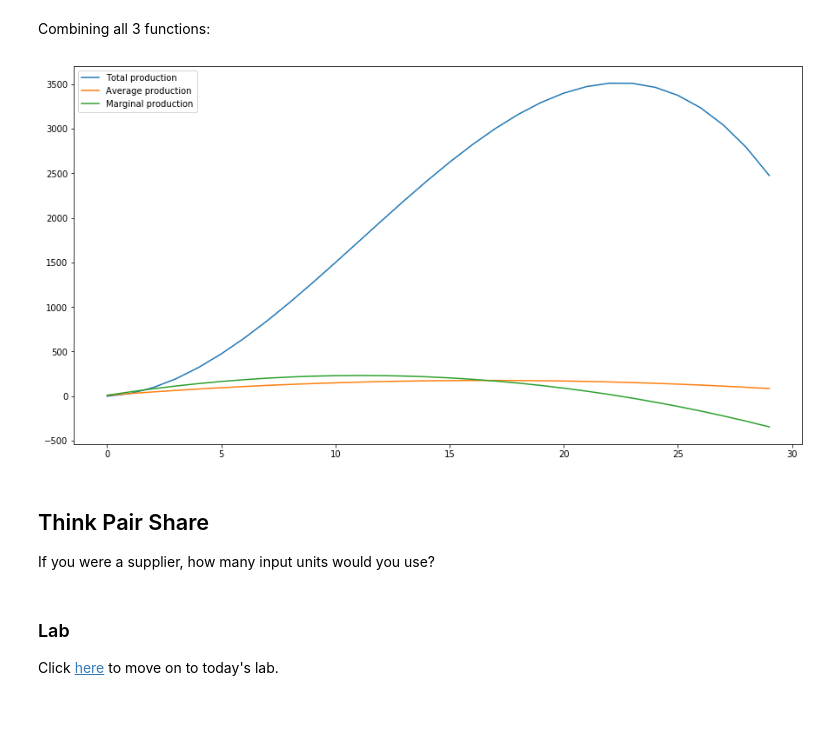
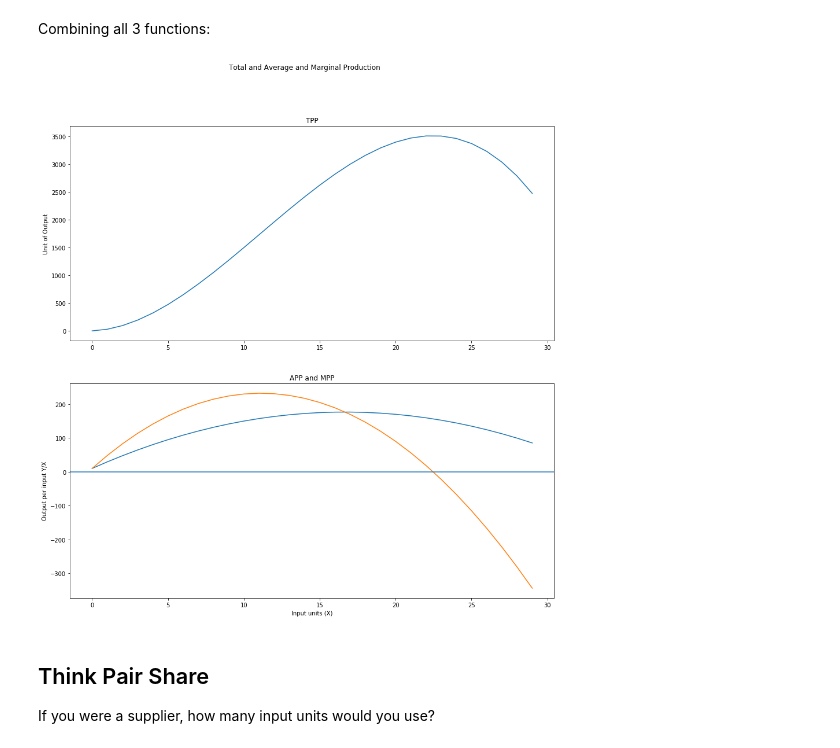
Before and after one commit to data-88e/econ-fa19, a Jupyter notebook: wk02/Intro_to_Production.ipynb, the cells around one changed output. Cells and saved outputs as stored; diff of their text form; code cells hidden in the pictures; blank space fills up the shorter version.

```diff
--- a/wk02/Intro_to_Production.ipynb
+++ b/wk02/Intro_to_Production.ipynb
@@ -60,18 +61,22 @@ graph(MPP, range(0, 30), "Marginal output per additional unit of input")
 # %% [markdown]
 Combining all 3 functions:
 # %%
-plt.plot(range(0, 30), [TPP(i) for i in range(0, 30)])
-plt.plot(range(0, 30), [APP(i) for i in range(0, 30)])
-plt.plot(range(0, 30), [MPP(i) for i in range(0, 30)])
-plt.legend(["Total production", "Average production", "Marginal production"])
-fig = plt.gcf()
-fig.set_size_inches(15,8)
+fig, axs = plt.subplots(2)
+fig.suptitle('Total and Average and Marginal Production')
+axs[0].plot(range(0, 30), [TPP(i) for i in range(0, 30)])
+axs[0].set_title('TPP')
+axs[0].set_ylabel('Unit of Output')
+axs[1].plot(range(0, 30), [APP(i) for i in range(0, 30)])
+axs[1].plot(range(0, 30), [MPP(i) for i in range(0, 30)])
+axs[1].set_title('APP and MPP')
+axs[1].set_ylabel('Output per input Y/X')
+axs[1].axhline(0)
+plt.xlabel("Input units (X)")
+
+
+fig.set_size_inches(15,15)
 # %% [output]
-[figure, old version]
+[figure, new version]
 # %% [markdown]
 ## Think Pair Share
 If you were a supplier, how many input units would you use?
-# %% [markdown]
-### Lab
-
-Click [here](lab02.ipynb) to move on to today's lab.
```
Also changed, not shown: parts of 5 cells of this notebook.
